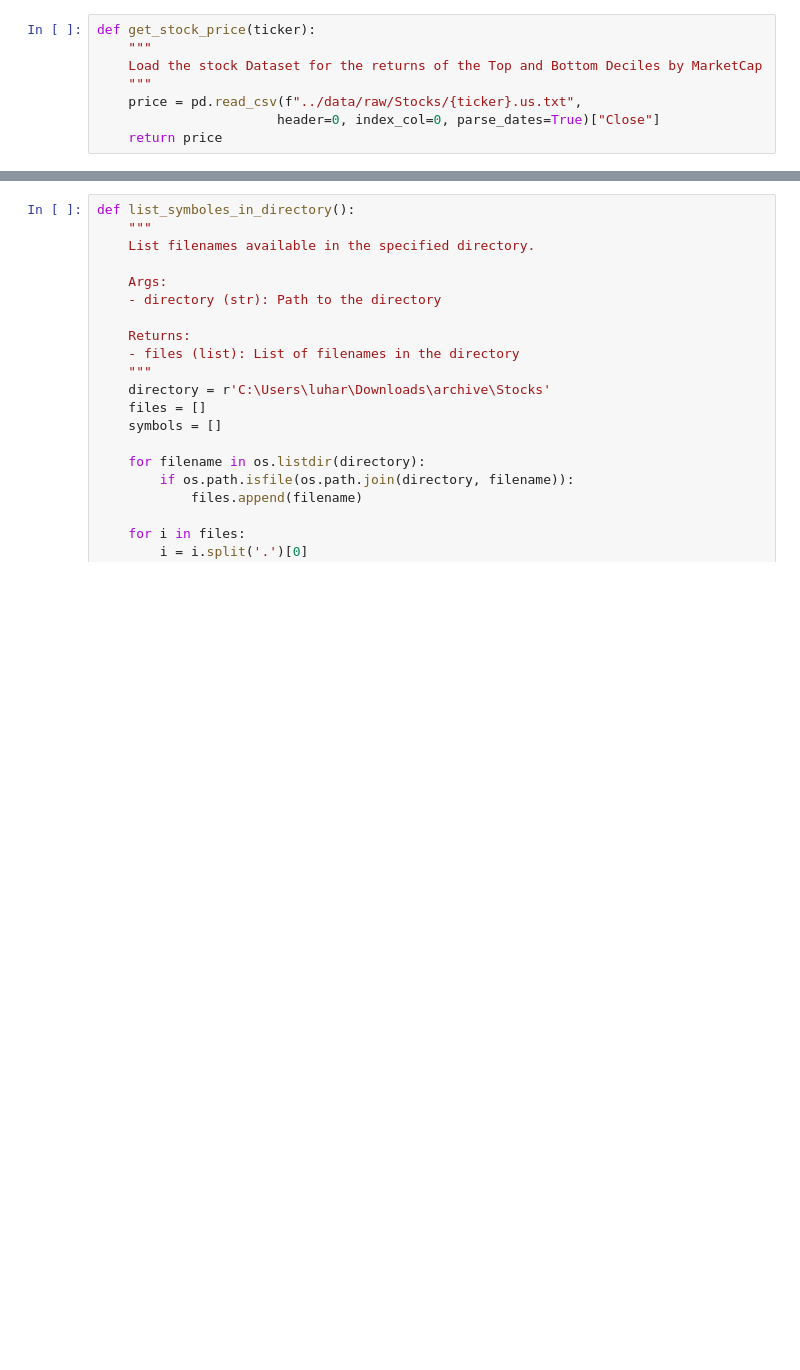
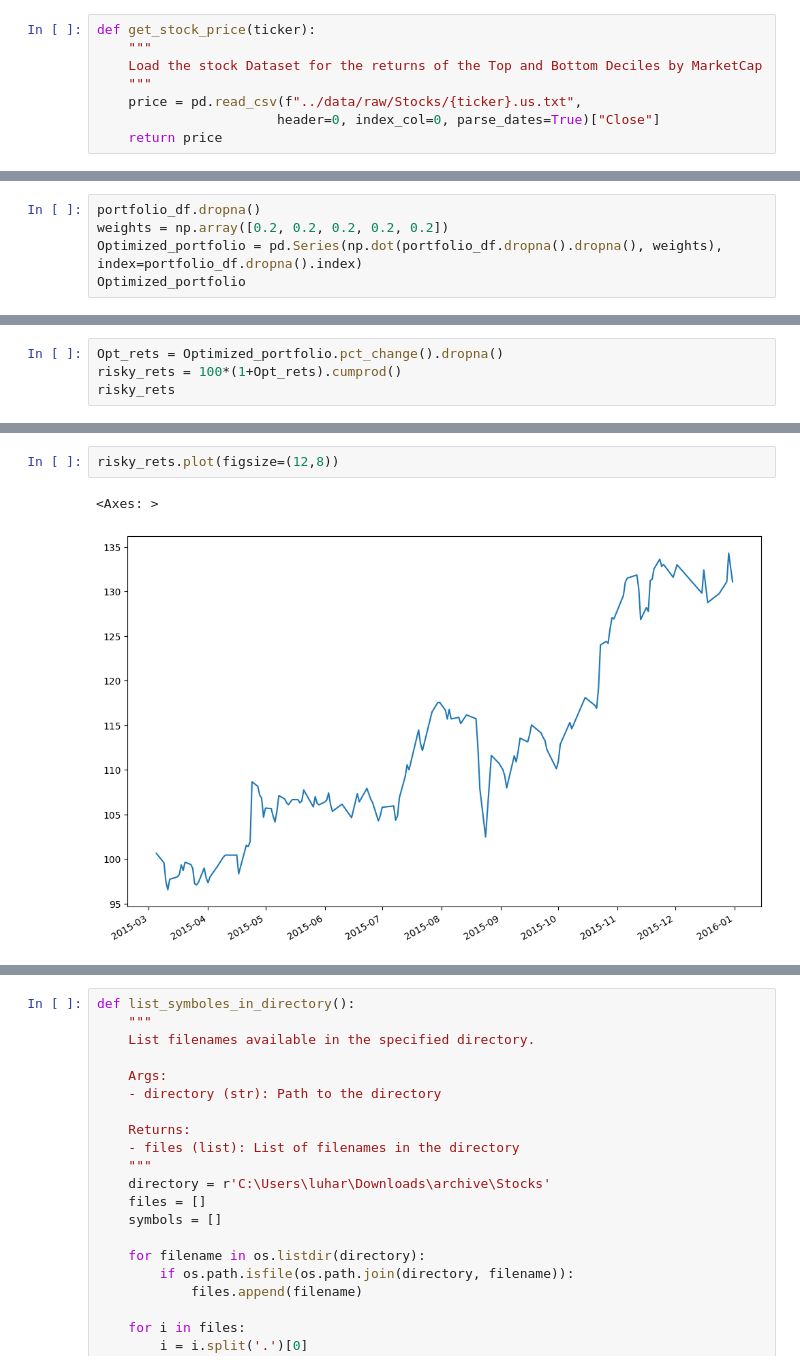
Before and after one commit to sujal-luhar/Portfolio-Optimization, a Jupyter notebook: notebooks/1.0-po-initial-data-exploration.ipynb, the cells around one changed output, grey strips where cells are left out. Drawn from its saved outputs; the diff is of its cells as text; blank space fills up the shorter version.

Commit message:
Add stock selection and portfolio analysis features

```diff
--- a/notebooks/1.0-po-initial-data-exploration.ipynb
+++ b/notebooks/1.0-po-initial-data-exploration.ipynb
@@ -32,0 +177,5 @@ def get_stock_price(ticker):
+# %%
+portfolio_df.dropna()
+weights = np.array([0.2, 0.2, 0.2, 0.2, 0.2])
+Optimized_portfolio = pd.Series(np.dot(portfolio_df.dropna().dropna(), weights), index=portfolio_df.dropna().index)
+Optimized_portfolio
@@ -32,0 +195,4 @@ def get_stock_price(ticker):
+# %%
+Opt_rets = Optimized_portfolio.pct_change().dropna()
+risky_rets = 100*(1+Opt_rets).cumprod()
+risky_rets
@@ -32,0 +212,5 @@ def get_stock_price(ticker):
+# %%
+risky_rets.plot(figsize=(12,8))
+# %% [output]
+<Axes: >
+[figure, added]
```
Also changed, not shown: parts of 29 cells of this notebook, 3 other files.
